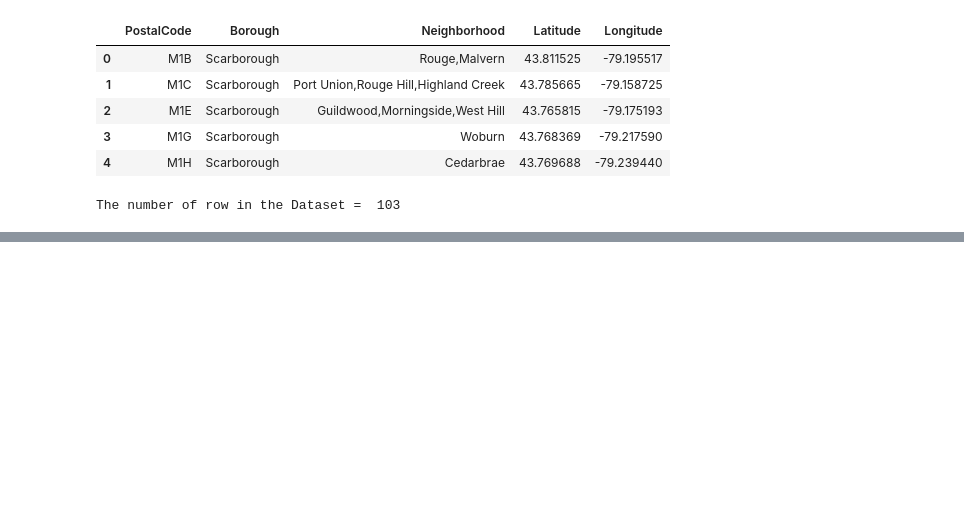
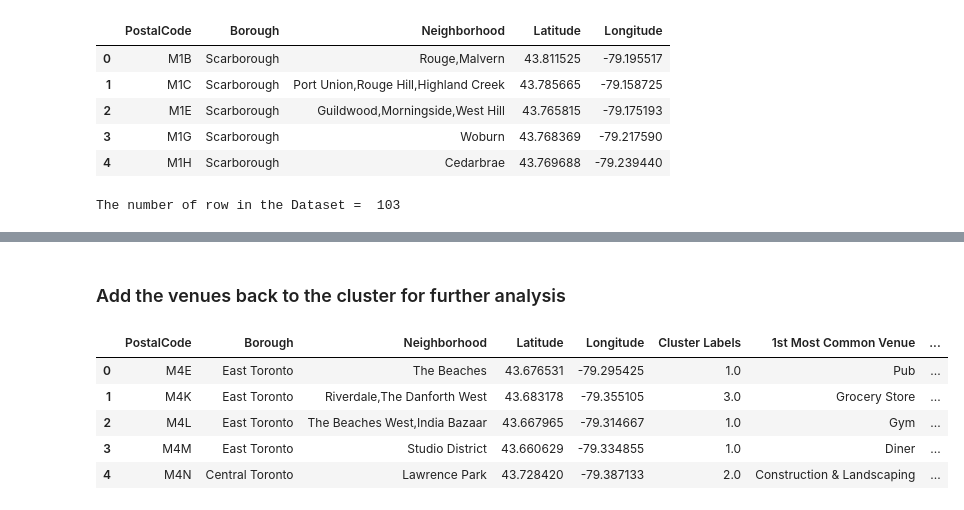
Before and after one commit to tiongghee/CourseaCapstone, a Jupyter notebook: Segmenting and Clustering Neighborhoods in Toronto.ipynb, the cells around one changed output, grey strips where cells are left out. Cells and saved outputs as stored; diff of their text form; code cells hidden in the pictures; blank space fills up the shorter version.

```diff
--- a/Segmenting and Clustering Neighborhoods in Toronto.ipynb
+++ b/Segmenting and Clustering Neighborhoods in Toronto.ipynb
@@ -228,0 +464,21 @@ The number of row in the Dataset =  103
+# %%
+num_top_venues = 10
+
+indicators = ['st', 'nd', 'rd']
+
+# create columns according to number of top venues
+columns = ['Neighborhood1']
+for ind in np.arange(num_top_venues):
+    try:
+        columns.append('{}{} Most Common Venue'.format(ind+1, indicators[ind]))
+    except:
+        columns.append('{}th Most Common Venue'.format(ind+1))
+
+# create a new dataframe
+neighborhoods_venues_sorted = pd.DataFrame(columns=columns)
+neighborhoods_venues_sorted['Neighborhood1'] = toronto_grouped['Neighborhood1']
+
+for ind in np.arange(toronto_grouped.shape[0]):
+    neighborhoods_venues_sorted.iloc[ind, 1:] = return_most_common_venues(toronto_grouped.iloc[ind, :], num_top_venues)
+
+neighborhoods_venues_sorted.head()
@@ -228,0 +517,22 @@ The number of row in the Dataset =  103
+# %% [markdown]
+### Add the venues back to the cluster for further analysis
+# %%
+# add clustering labels
+neighborhoods_venues_sorted.insert(0, 'Cluster Labels', kmeans.labels_)
+
+neighborhoods_venues_sorted.rename(columns = {"Neighborhood1" : "Neighborhood"}, inplace = True)
+# neighborhoods_venues_sorted.head()
+
+toronto_merged = toronto_data
+
+# merge toronto_grouped with toronto_data to add latitude/longitude for each neighborhood
+toronto_merged = toronto_merged.join(neighborhoods_venues_sorted.set_index('Neighborhood'), on='Neighborhood')
+
+toronto_merged.head() # check the last columns!
+# %% [output]
+|  | PostalCode | Borough | Neighborhood | Latitude | Longitude | Cluster Labels | 1st Most Common Venue | ... |
+| 0 | M4E | East Toronto | The Beaches | 43.676531 | -79.295425 | 1.0 | Pub | ... |
+| 1 | M4K | East Toronto | Riverdale,The Danforth West | 43.683178 | -79.355105 | 3.0 | Grocery Store | ... |
+| 2 | M4L | East Toronto | The Beaches West,India Bazaar | 43.667965 | -79.314667 | 1.0 | Gym | ... |
+| 3 | M4M | East Toronto | Studio District | 43.660629 | -79.334855 | 1.0 | Diner | ... |
+| 4 | M4N | Central Toronto | Lawrence Park | 43.728420 | -79.387133 | 2.0 | Construction & Landscaping | ... |
```
Also changed, not shown: parts of 35 cells of this notebook.
